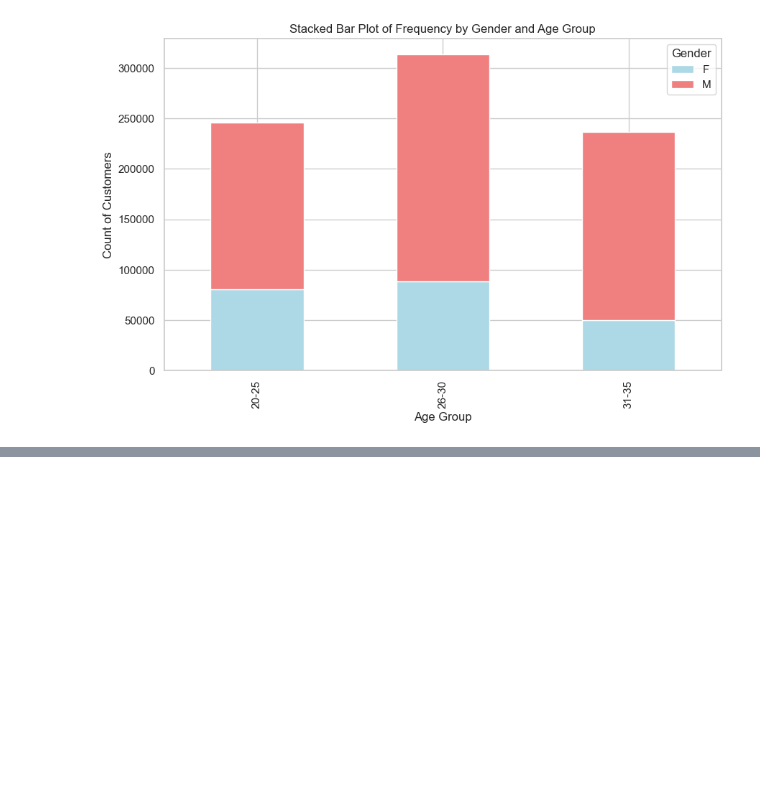
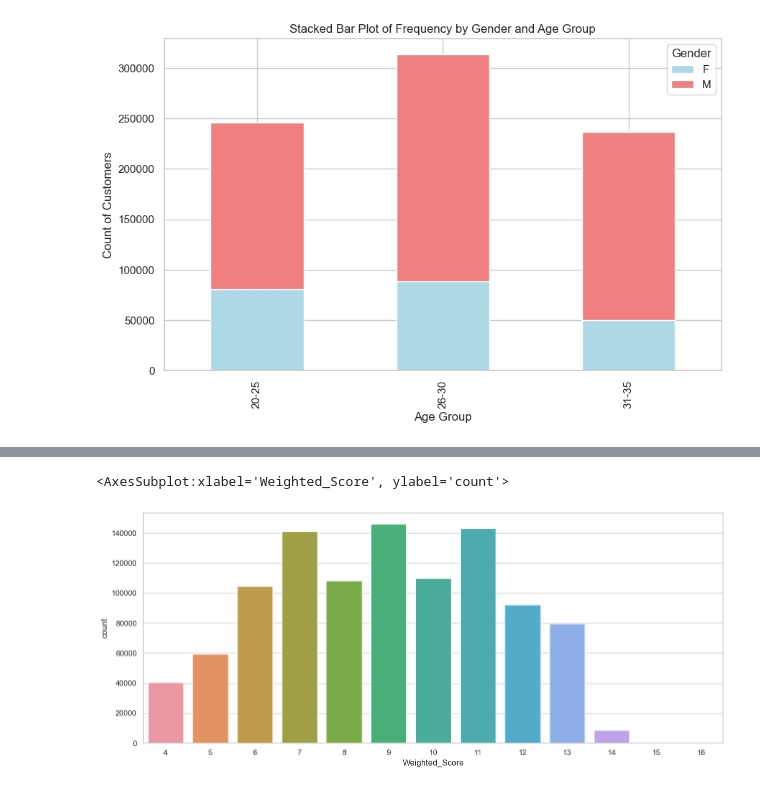
Before and after one commit to joachinhimself/RFM-Analysis, a Jupyter notebook: Notebooks/RFM Analysis Solution.ipynb, the cells around one changed output, grey strips where cells are left out. Saved outputs shown, nothing was run; the diff lists cells and outputs as text; code cells hidden in the pictures; blank space fills up the shorter version.

```diff
--- a/Notebooks/RFM Analysis Solution.ipynb
+++ b/Notebooks/RFM Analysis Solution.ipynb
@@ -992,0 +1082,11 @@ df
+# %%
+def assign_segments(x):
+    if x <= 5:
+        return 'Low'
+    elif x <= 9:
+        return 'Medium'
+    else:
+        return 'High'
+# %%
+rfm_table['Segments'] = rfm_table['Summed_RFM_Scores'].apply(lambda x: assign_segments(x))
+rfm_table.head(4)
@@ -992,0 +1101,3 @@ df
+# %%
+rfm_table['Weighted_Score'] = (rfm_table['R_score'] * 2) + (rfm_table['F_score'] * 1) +  (rfm_table['M_score'] * 1)
+rfm_table.head(3)
@@ -992,0 +1109,8 @@ df
+# %%
+# visualization of Weighted_Score
+
+plt.figure(figsize = (15, 6))
+sns.countplot(x = rfm_table['Weighted_Score'])
+# %% [output]
+<AxesSubplot:xlabel='Weighted_Score', ylabel='count'>
+[figure, added]
```
Also changed, not shown: parts of 54 cells of this notebook.
